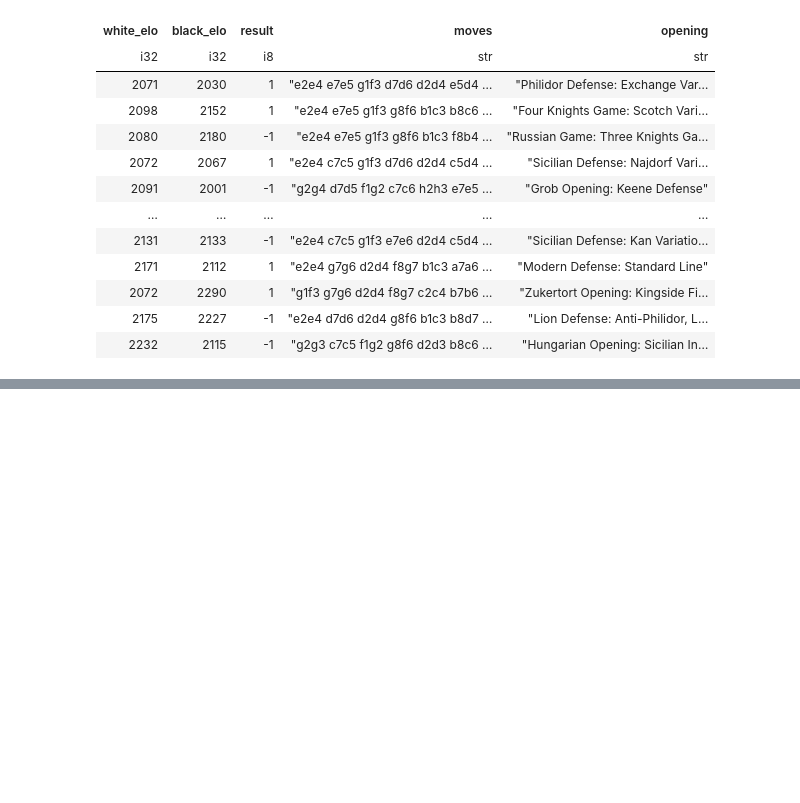
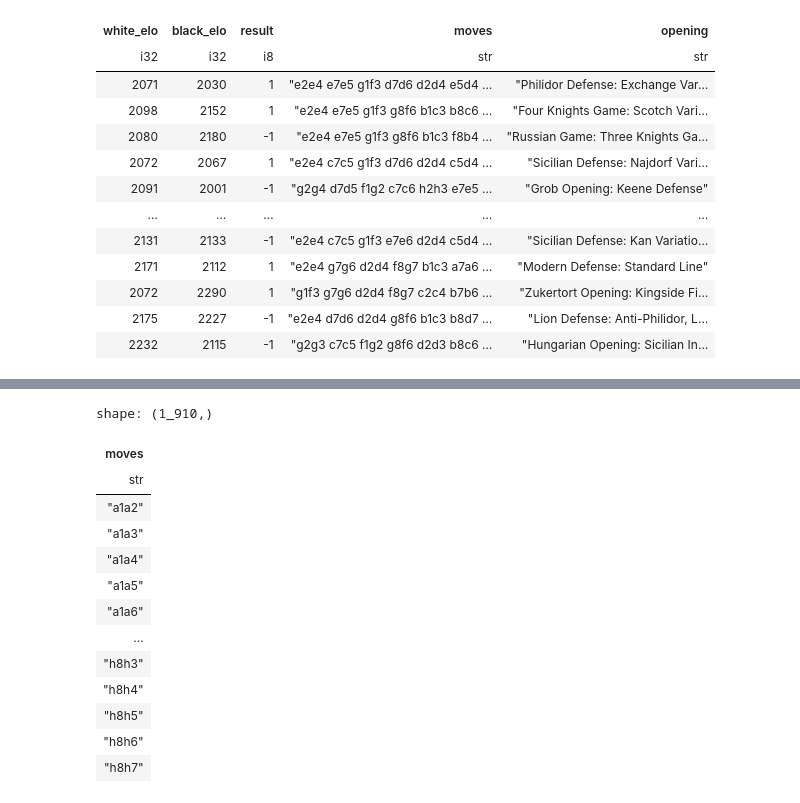
Before and after one commit to KSI-ML-research/krasnal, a Jupyter notebook: src/experiment.ipynb, the cells around one changed output, grey strips where cells are left out. Drawn from its saved outputs; the diff is of its cells as text; code cells hidden in the pictures; blank space fills up the shorter version.

```diff
--- a/src/experiment.ipynb
+++ b/src/experiment.ipynb
@@ -61,0 +80,18 @@ e4 e5 d4 Nc6 d5 Nce7 c4 d6 Be3 Nf6 Nc3 Ng6 Nf3 Bg4 Be2 Be7 h3 Bxf3 Bxf3 O-O Rc1
+# %%
+all_moves = moves.explode().unique().sort()  # just experimenting, they are not all possible moves
+all_moves
+# %% [output]
+shape: (1_910,)
+| moves |
+| str |
+| "a1a2" |
+| "a1a3" |
+| "a1a4" |
+| "a1a5" |
+| "a1a6" |
+| … |
+| "h8h3" |
+| "h8h4" |
+| "h8h5" |
+| "h8h6" |
+| "h8h7" |
```
Also changed, not shown: parts of 5 cells of this notebook, 3 other files.
